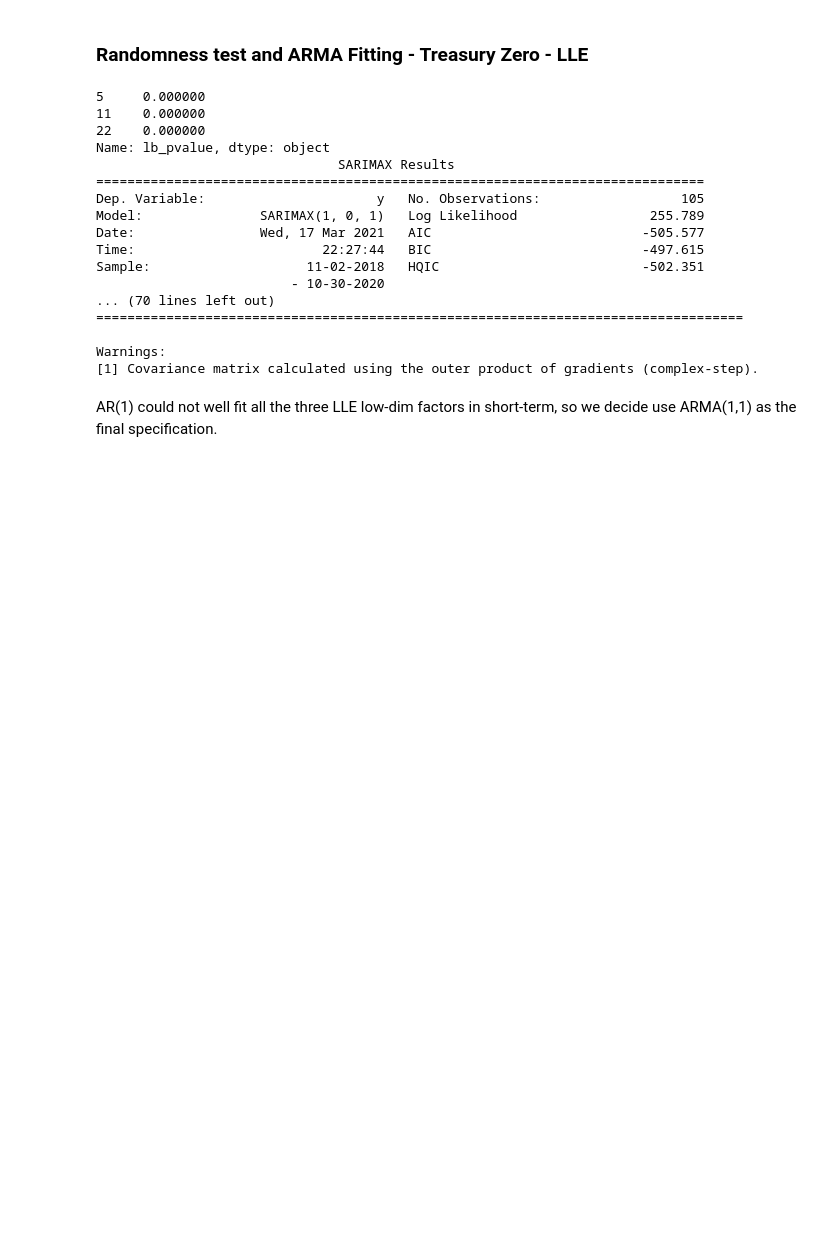
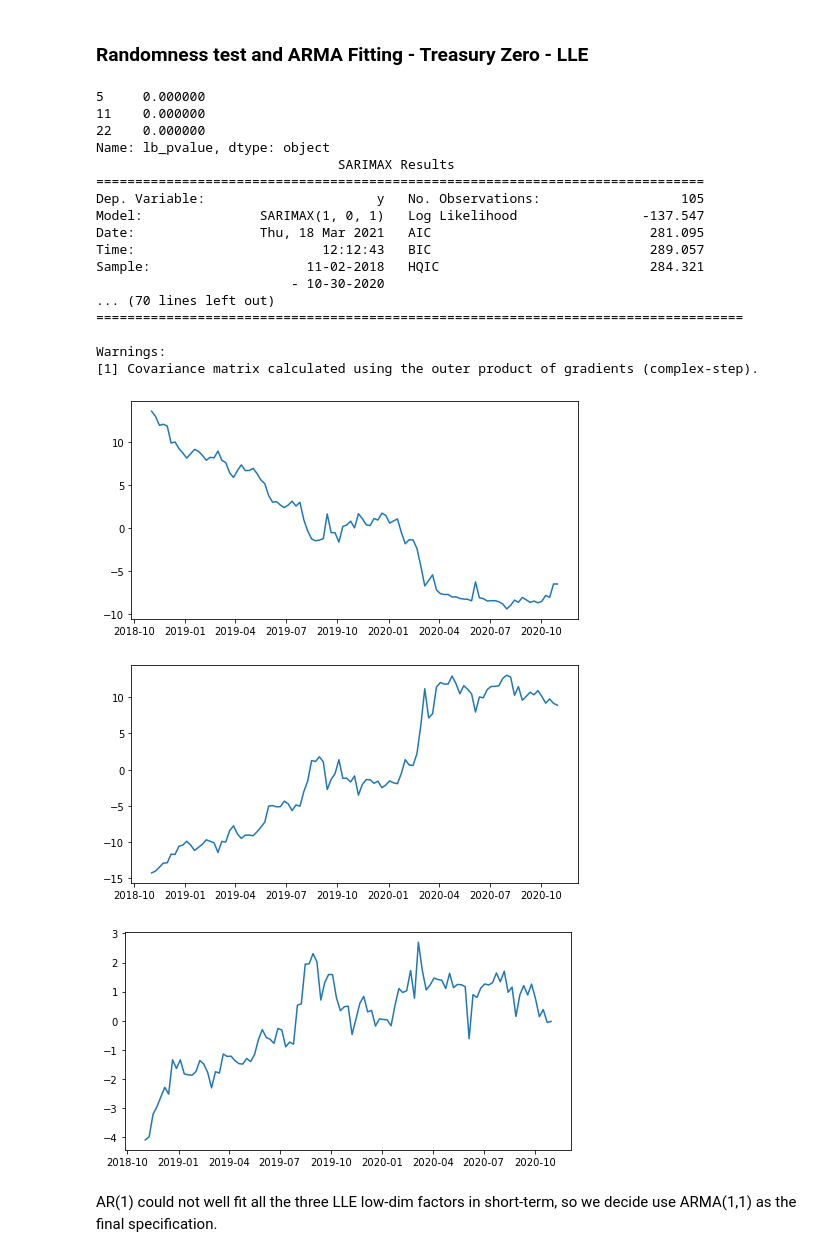
Before and after one commit to DarseZ/CurveFrcst-Using-ManifoldLrn, a Jupyter notebook: DmnsRdct_StateFrcst.ipynb, the cells around one changed output. Saved outputs shown, nothing was run; the diff lists cells and outputs as text; code cells hidden in the pictures; blank space fills up the shorter version.

```diff
--- a/DmnsRdct_StateFrcst.ipynb
+++ b/DmnsRdct_StateFrcst.ipynb
@@ -634,32 +650,37 @@ beta_last =  0.818866350473602 P_last =  0.004852023950455317
 # %%
 for col in Treasury_zero_low.columns:
     # apply Ljung-Box test before ARMA fitting
     LB_res = smd.acorr_ljungbox(Treasury_zero_low[col], lags=[5, 11, 22], return_df=True)
     print(LB_res['lb_pvalue'].map('{:,.6f}'.format))
     # ARMA fitting
-    ARMA11 = smss.SARIMAX( Treasury_zero_low[col], order=(1,0,1) )
+    ARMA11 = smss.SARIMAX( Treasury_zero_low[col], order=(1,0,1), trend='n')
     res_fit = ARMA11.fit(disp=0,method='lbfgs')
     # estimate parameters via maximum likelihood and return a results object
     # this object will have also performed Kalman filtering and smoothing at the estimated parameters).
+    plt.figure(figsize=(8,4))
+    plt.plot(Treasury_zero_low[col])
     print(res_fit.summary(),'\n')
 # %% [output]
 5     0.000000
 11    0.000000
 22    0.000000
 Name: lb_pvalue, dtype: object
                                SARIMAX Results
 ==============================================================================
 Dep. Variable:                      y   No. Observations:                  105
-Model:               SARIMAX(1, 0, 1)   Log Likelihood                 255.789
-Date:                Wed, 17 Mar 2021   AIC                           -505.577
-Time:                        22:27:44   BIC                           -497.615
-Sample:                    11-02-2018   HQIC                          -502.351
+Model:               SARIMAX(1, 0, 1)   Log Likelihood                -137.547
+Date:                Thu, 18 Mar 2021   AIC                            281.095
+Time:                        12:12:43   BIC                            289.057
+Sample:                    11-02-2018   HQIC                           284.321
                          - 10-30-2020
 ... (70 lines left out)
 ===================================================================================
 
 Warnings:
 [1] Covariance matrix calculated using the outer product of gradients (complex-step).
+[figure, added]
+[figure, added]
+[figure, added]
 # %% [markdown]
 AR(1) could not well fit all the three LLE low-dim factors in short-term, so we decide use ARMA(1,1) as the final specification.
 # %% [markdown]
```
Also changed, not shown: parts of 29 cells of this notebook, 2 other files.
